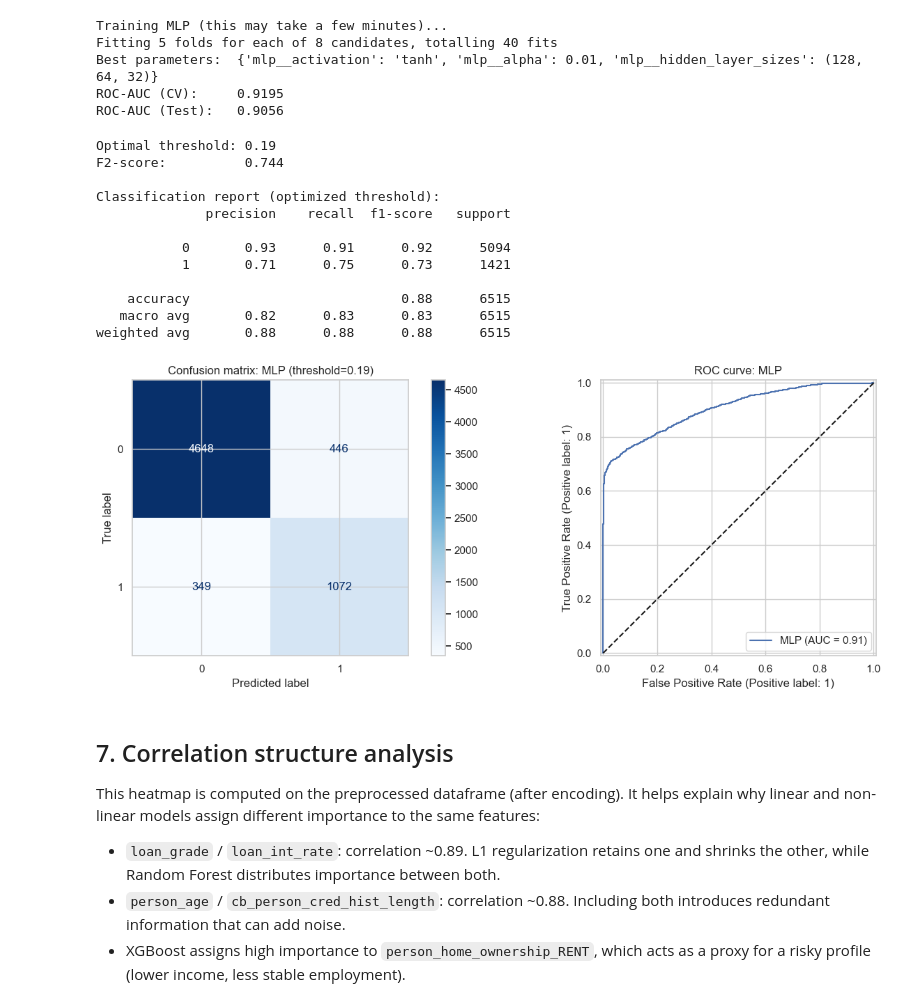
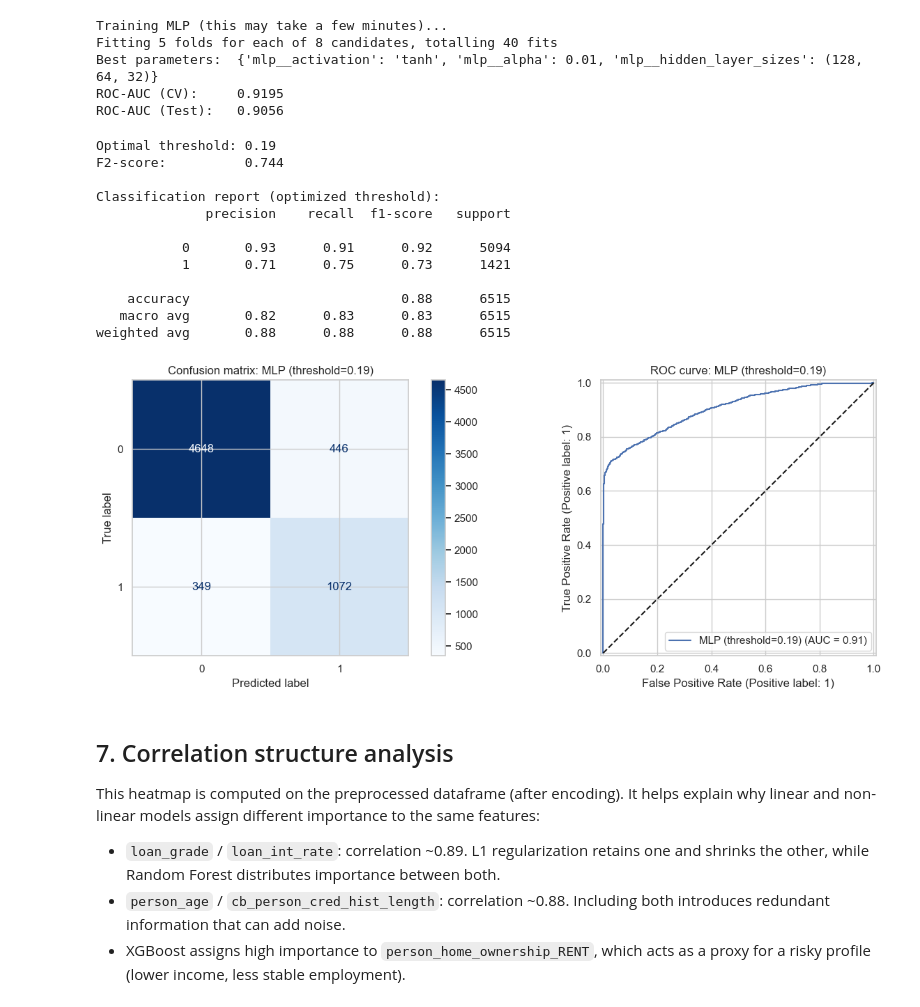
Before and after one commit to RedaAllab/credit-risk-classification, a Jupyter notebook: notebooks/credit_risk_modeling_en.ipynb, the cells around one changed output. Drawn from its saved outputs; the diff is of its cells as text; code cells hidden in the pictures.

```diff
--- a/notebooks/credit_risk_modeling_en.ipynb
+++ b/notebooks/credit_risk_modeling_en.ipynb
@@ -431,48 +412,31 @@ Fitting 5 folds for each of 8 candidates, totalling 40 fits
 Best parameters:  {'mlp__activation': 'tanh', 'mlp__alpha': 0.01, 'mlp__hidden_layer_sizes': (128, 64, 32)}
 ROC-AUC (CV):     0.9195
 ROC-AUC (Test):   0.9056
-# %%
-# Decision threshold optimization via F2-score
-def find_best_f2_threshold(y_true, y_probs, n_thresholds=200):
-    """Find the classification threshold that maximizes the F2-score."""
-    thresholds = np.linspace(0.01, 0.99, n_thresholds)
-    scores = [fbeta_score(y_true, (y_probs >= t).astype(int), beta=2) for t in thresholds]
-    best_idx = np.argmax(scores)
-    return thresholds[best_idx], scores[best_idx]
-
-best_thresh_mlp, best_f2_mlp = find_best_f2_threshold(y_test, y_proba_mlp)
-y_pred_mlp = (y_proba_mlp >= best_thresh_mlp).astype(int)
-
-print(f'Optimal threshold: {best_thresh_mlp:.2f}')
-print(f'F2-score:          {best_f2_mlp:.3f}')
-print('\nClassification report (optimized threshold):')
-print(classification_report(y_test, y_pred_mlp))
-
-fig, axes = plt.subplots(1, 2, figsize=(14, 5))
-
-ConfusionMatrixDisplay.from_predictions(y_test, y_pred_mlp, cmap='Blues', ax=axes[0])
-axes[0].set_title(f'Confusion matrix: MLP (threshold={best_thresh_mlp:.2f})')
-
-RocCurveDisplay.from_predictions(y_test, y_proba_mlp, ax=axes[1], name='MLP')
-axes[1].plot([0, 1], [0, 1], 'k--')
-axes[1].set_title('ROC curve: MLP')
-
-plt.tight_layout()
-plt.show()
-# %% [output]
-Optimal threshold: 0.19
-F2-score:          0.744
-
-Classification report (optimized threshold):
-              precision    recall  f1-score   support
-
-           0       0.93      0.91      0.92      5094
-           1       0.71      0.75      0.73      1421
-
-    accuracy                           0.88      6515
-   macro avg       0.82      0.83      0.83      6515
-weighted avg       0.88      0.88      0.88      6515
-[figure, removed]
+# %%
+best_thresh_mlp, best_f2_mlp = find_best_f2_threshold(y_test, y_proba_mlp)
+y_pred_mlp = (y_proba_mlp >= best_thresh_mlp).astype(int)
+
+print(f'Optimal threshold: {best_thresh_mlp:.2f}')
+print(f'F2-score:          {best_f2_mlp:.3f}')
+print('\nClassification report (optimized threshold):')
+print(classification_report(y_test, y_pred_mlp))
+
+plot_confusion_and_roc(y_test, y_pred_mlp, y_proba_mlp, f'MLP (threshold={best_thresh_mlp:.2f})')
+plt.show()
+# %% [output]
+Optimal threshold: 0.19
+F2-score:          0.744
+
+Classification report (optimized threshold):
+              precision    recall  f1-score   support
+
+           0       0.93      0.91      0.92      5094
+           1       0.71      0.75      0.73      1421
+
+    accuracy                           0.88      6515
+   macro avg       0.82      0.83      0.83      6515
+weighted avg       0.88      0.88      0.88      6515
+[figure, added]
 # %% [markdown]
 ## 7. Correlation structure analysis
 
```
Also changed, not shown: parts of 4 cells of this notebook, 5 other files.
